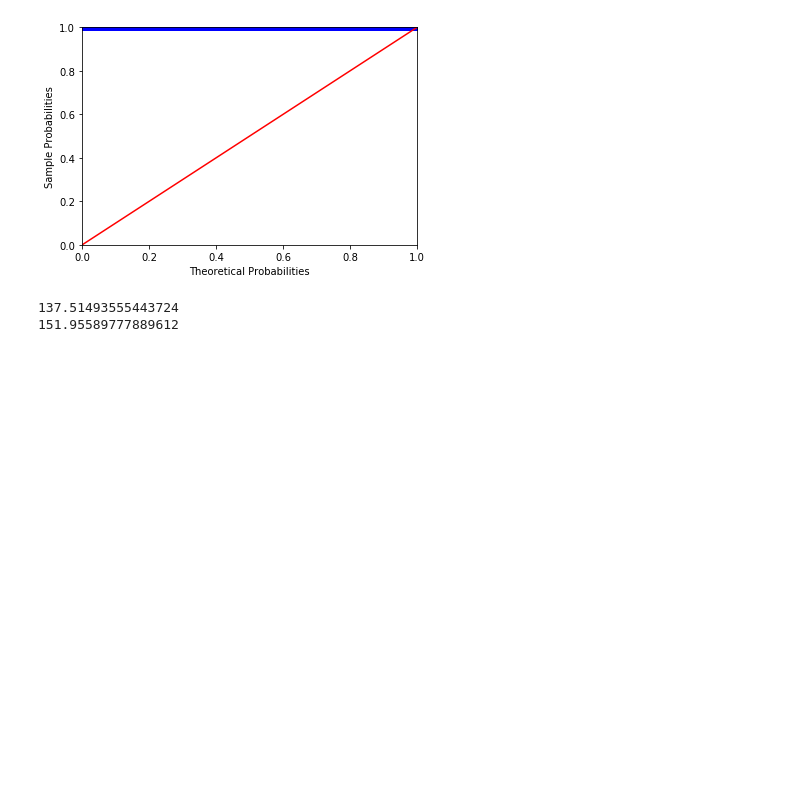
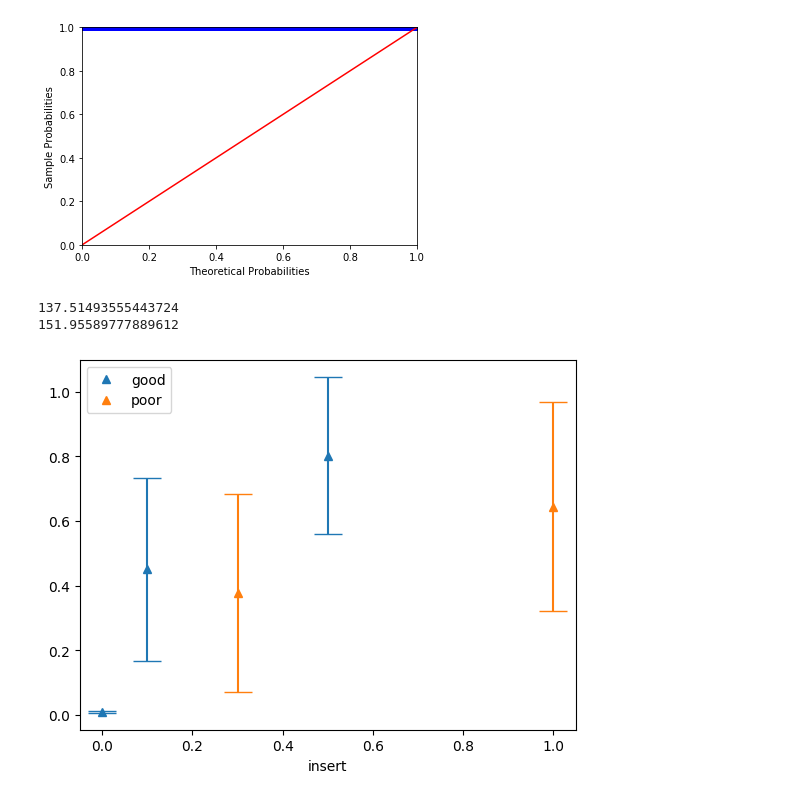
Before and after one commit to EdwinVivek/ML-hands-on-notebooks, a Jupyter notebook: Exploration and Preprocessing/exploration_techniques.ipynb, the cells around one changed output. Saved outputs shown, nothing was run; the diff lists cells and outputs as text; code cells hidden in the pictures; blank space fills up the shorter version.

```diff
--- a/Exploration and Preprocessing/exploration_techniques.ipynb
+++ b/Exploration and Preprocessing/exploration_techniques.ipynb
@@ -398,3 +440,19 @@ print(end)
 # %% [output]
 137.51493555443724
 151.95589777889612
+# %%
+#Plotting mean and std - Errorbar
+df = pd.DataFrame({
+    'insert': [0.0, 0.1, 0.3, 0.5, 1.0],
+    'mean': [0.009905, 0.45019, 0.376818, 0.801856, 0.643859],
+    'quality': ['good', 'good', 'poor', 'good', 'poor'],
+    'std': [0.003662, 0.281895, 0.306806, 0.243288, 0.322378]})
+
+fig, ax = plt.subplots()
+for key, group in df.groupby('quality'):
+    group.plot('insert', 'mean', yerr='std', capsize = 10,  marker='^', linestyle='None',
+               label=key, ax=ax)
+
+plt.show()
+# %% [output]
+[figure, added]
```
Also changed, not shown: parts of 13 cells of this notebook, 18 other files.
